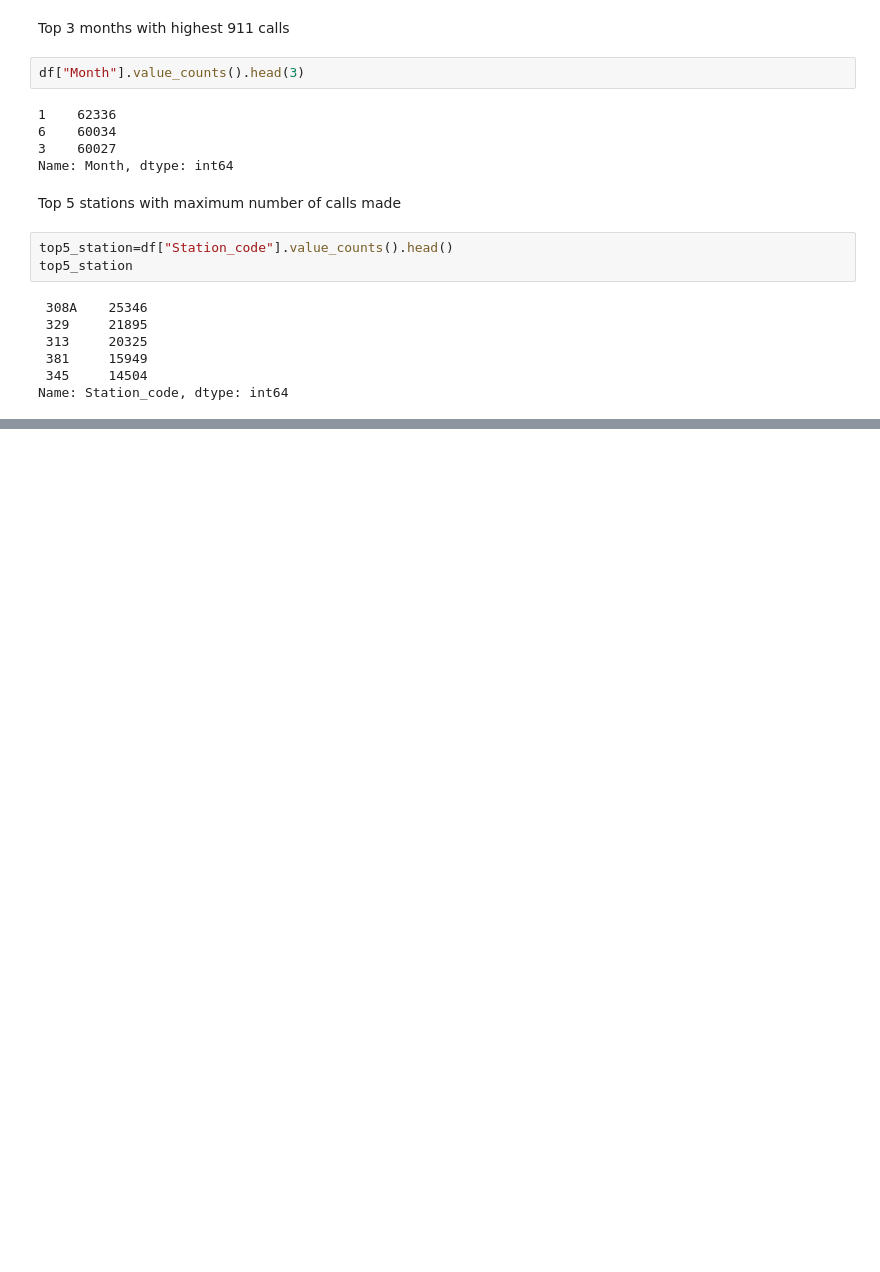
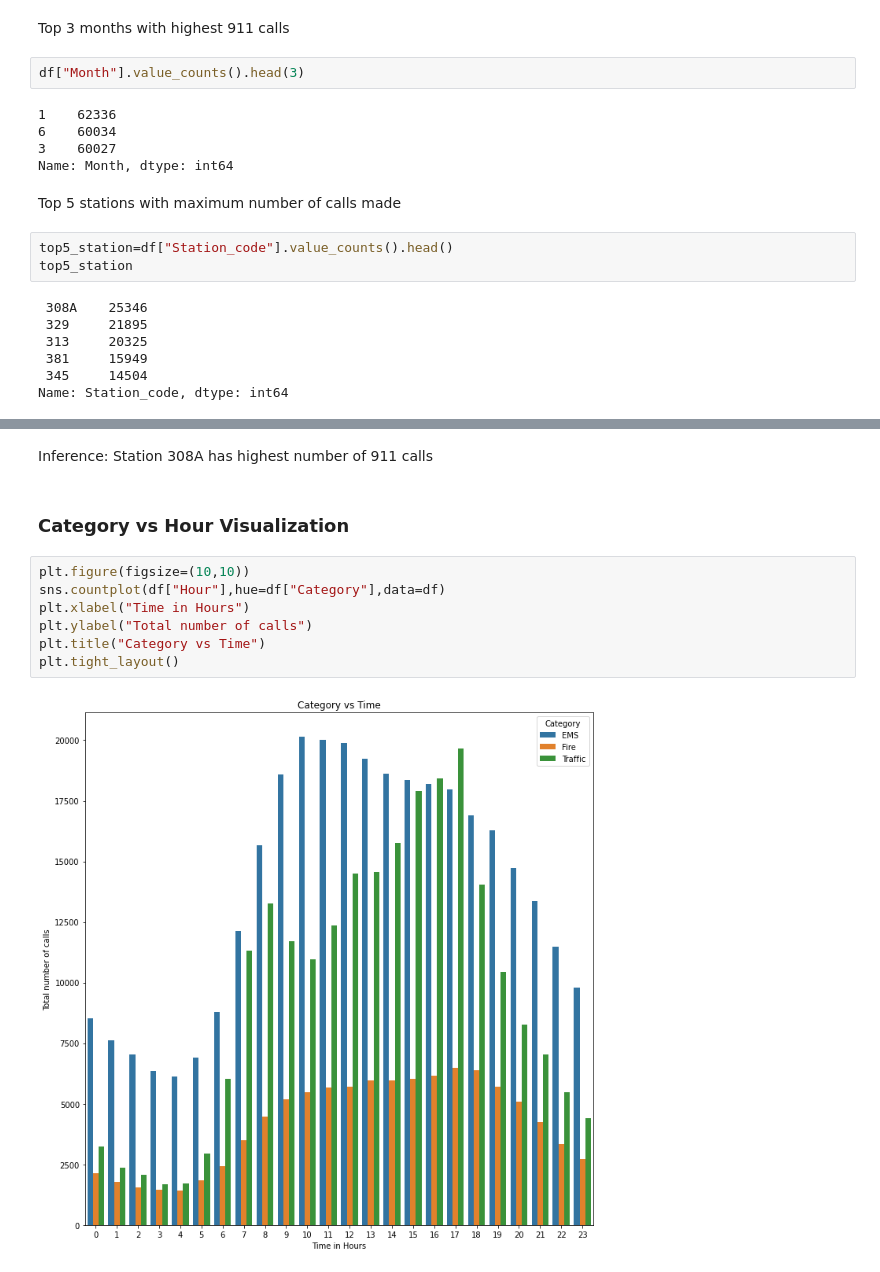
Before and after one commit to Sriram-Sudharsan/911DataAnalytics, a Jupyter notebook: EDA_911.ipynb, the cells around one changed output, grey strips where cells are left out. Saved outputs shown, nothing was run; the diff lists cells and outputs as text; blank space fills up the shorter version.

```diff
--- a/EDA_911.ipynb
+++ b/EDA_911.ipynb
@@ -266,0 +276,13 @@ Name: Station_code, dtype: int64
+# %% [markdown]
+Inference: Station 308A has highest number of 911 calls
+# %% [markdown]
+### **Category vs Hour Visualization**
+# %%
+plt.figure(figsize=(10,10))
+sns.countplot(df["Hour"],hue=df["Category"],data=df)
+plt.xlabel("Time in Hours")
+plt.ylabel("Total number of calls")
+plt.title("Category vs Time")
+plt.tight_layout()
+# %% [output]
+[figure, added]
```
Also changed, not shown: parts of 11 cells of this notebook.
